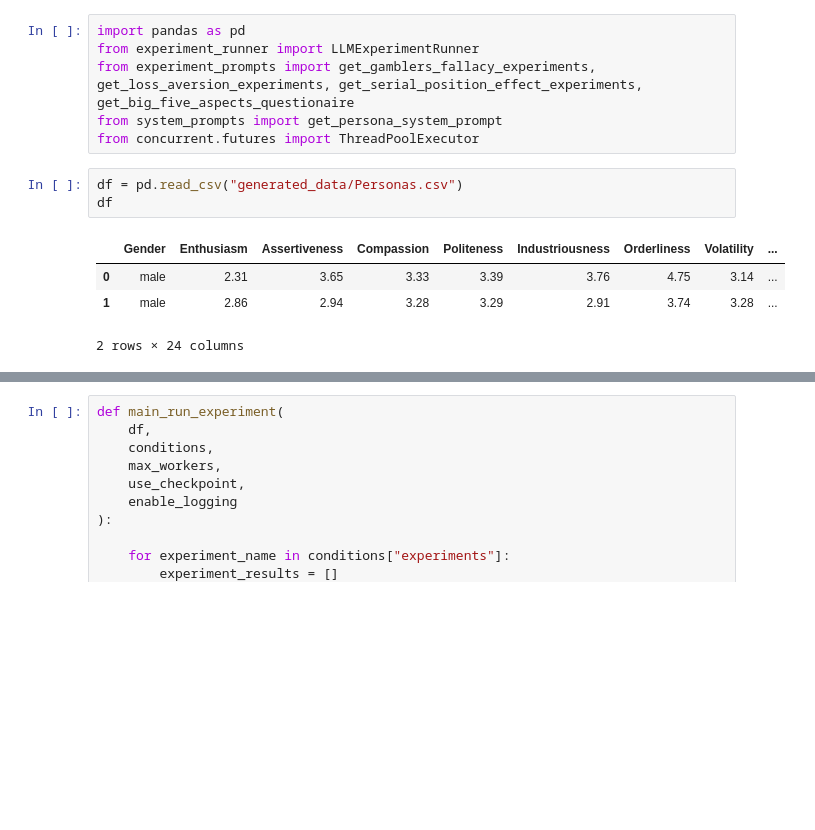
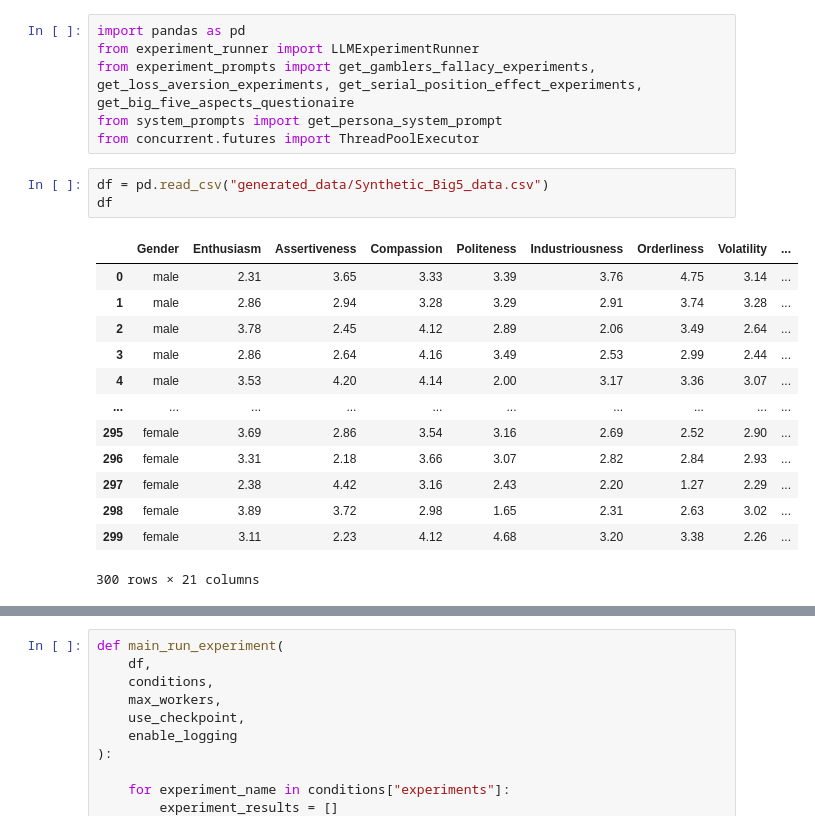
Before and after one commit to DanielSchipfer/The-Parrot-in-the-Machine-Simulating-Human-Behavior-with-Large-Language-Models, a Jupyter notebook: code/LLM_Experiments.ipynb, the cells around one changed output, grey strips where cells are left out. Cells and saved outputs as stored; diff of their text form; blank space fills up the shorter version.

Commit message:
full run with data

```diff
--- a/code/LLM_Experiments.ipynb
+++ b/code/LLM_Experiments.ipynb
@@ -5,10 +5,19 @@ from experiment_prompts import get_gamblers_fallacy_experiments, get_loss_aversi
 from system_prompts import get_persona_system_prompt
 from concurrent.futures import ThreadPoolExecutor
 # %%
-df = pd.read_csv("generated_data/Personas.csv")
+df = pd.read_csv("generated_data/Synthetic_Big5_data.csv")
 df
 # %% [output]
 |  | Gender | Enthusiasm | Assertiveness | Compassion | Politeness | Industriousness | Orderliness | Volatility | ... |
 | 0 | male | 2.31 | 3.65 | 3.33 | 3.39 | 3.76 | 4.75 | 3.14 | ... |
 | 1 | male | 2.86 | 2.94 | 3.28 | 3.29 | 2.91 | 3.74 | 3.28 | ... |
+| 2 | male | 3.78 | 2.45 | 4.12 | 2.89 | 2.06 | 3.49 | 2.64 | ... |
+| 3 | male | 2.86 | 2.64 | 4.16 | 3.49 | 2.53 | 2.99 | 2.44 | ... |
+| 4 | male | 3.53 | 4.20 | 4.14 | 2.00 | 3.17 | 3.36 | 3.07 | ... |
+| ... | ... | ... | ... | ... | ... | ... | ... | ... | ... |
+| 295 | female | 3.69 | 2.86 | 3.54 | 3.16 | 2.69 | 2.52 | 2.90 | ... |
+| 296 | female | 3.31 | 2.18 | 3.66 | 3.07 | 2.82 | 2.84 | 2.93 | ... |
+| 297 | female | 2.38 | 4.42 | 3.16 | 2.43 | 2.20 | 1.27 | 2.29 | ... |
+| 298 | female | 3.89 | 3.72 | 2.98 | 1.65 | 2.31 | 2.63 | 3.02 | ... |
+| 299 | female | 3.11 | 2.23 | 4.12 | 4.68 | 3.20 | 3.38 | 2.26 | ... |
-2 rows × 24 columns
+300 rows × 21 columns
```
Also changed, not shown: parts of 10 cells of this notebook, 10 other files.
